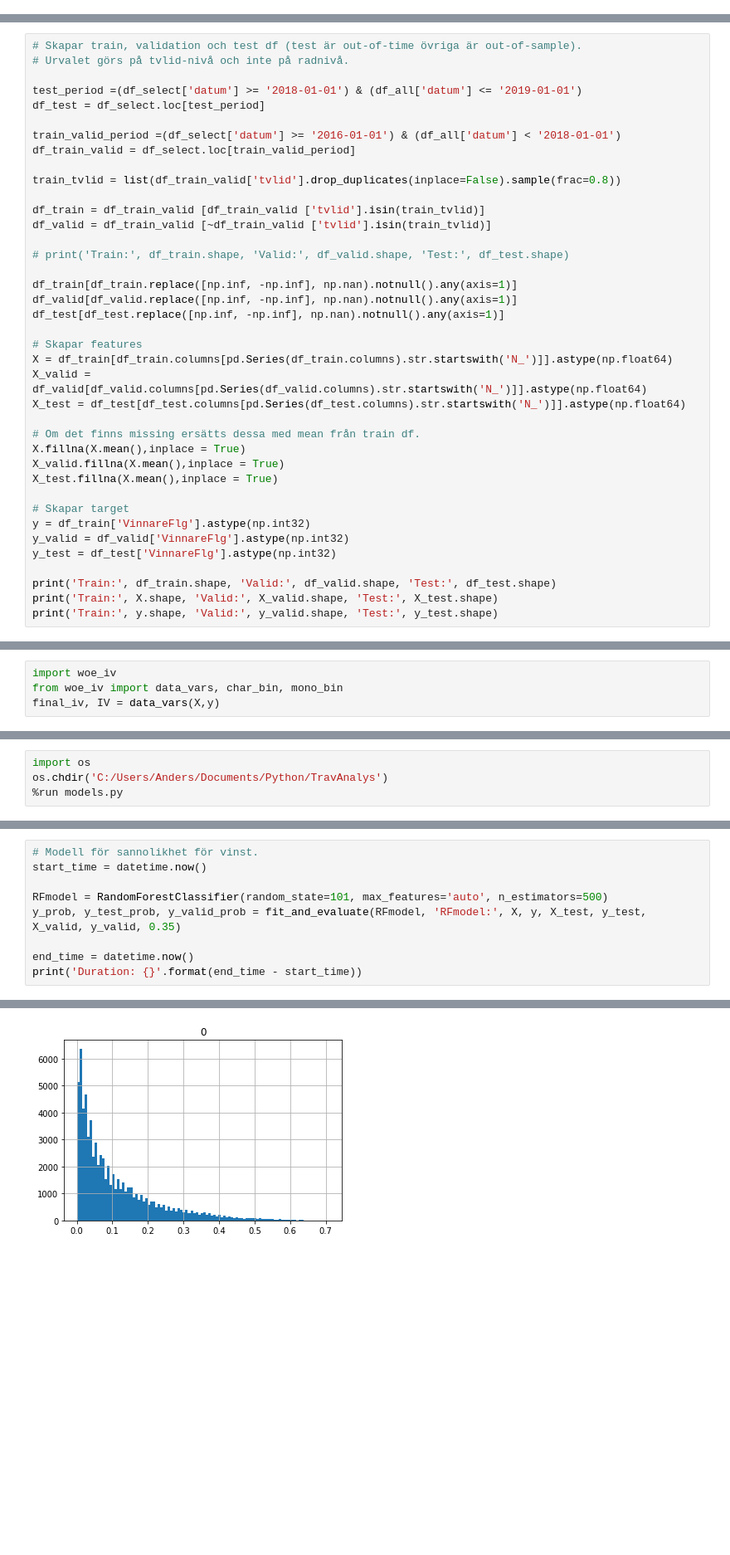
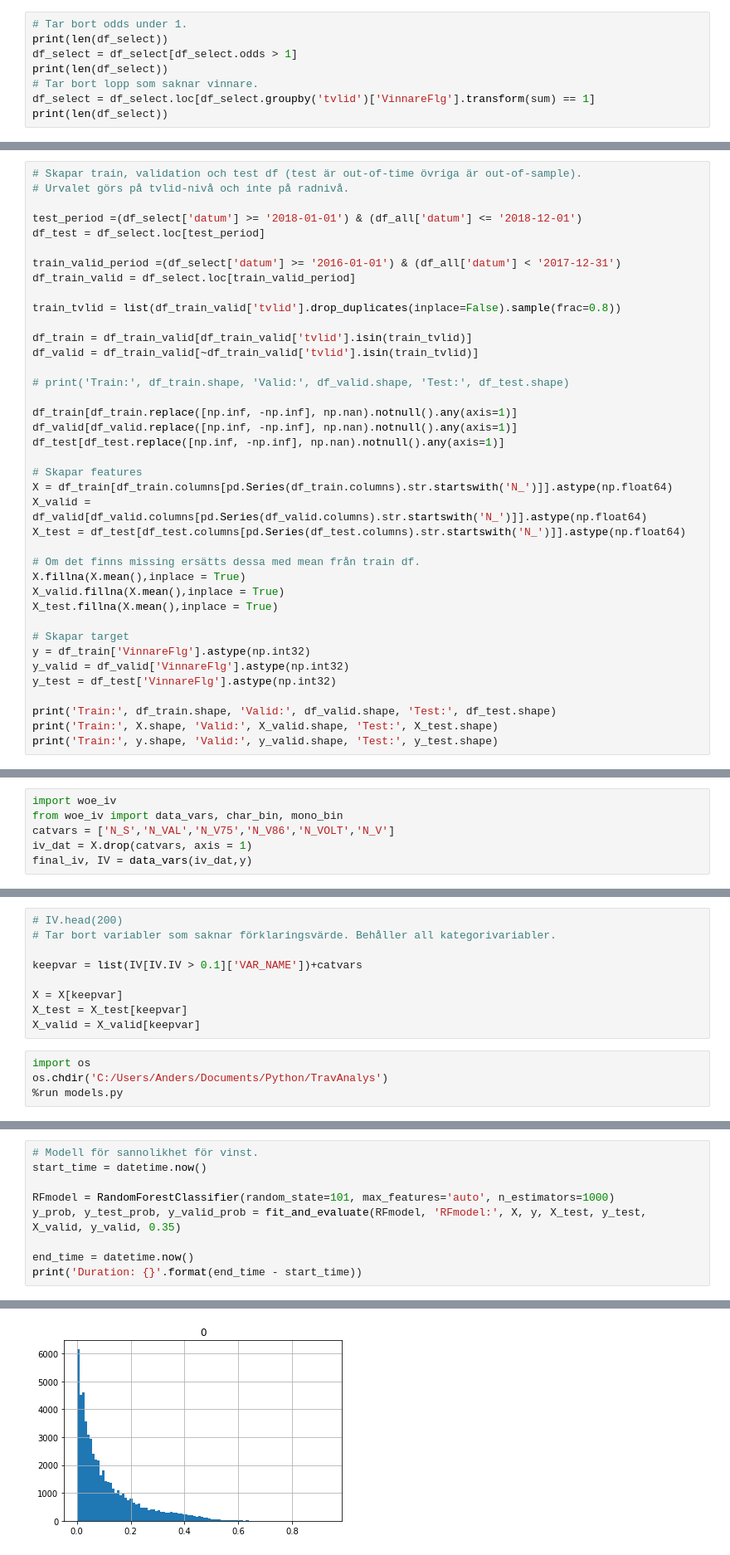
Before and after one commit to AndFCar/TravAnalys, a Jupyter notebook: SpelaVinnare.ipynb, the cells around one changed output, grey strips where cells are left out. Shown at 83% size. Drawn from its saved outputs; the diff is of its cells as text; blank space fills up the shorter version.

```diff
--- a/SpelaVinnare.ipynb
+++ b/SpelaVinnare.ipynb
@@ -244,0 +322,8 @@ df_select = df_all[selection]
+# %%
+# Tar bort odds under 1.
+print(len(df_select))
+df_select = df_select[df_select.odds > 1]
+print(len(df_select))
+# Tar bort lopp som saknar vinnare.
+df_select = df_select.loc[df_select.groupby('tvlid')['VinnareFlg'].transform(sum) == 1]
+print(len(df_select))
@@ -246,16 +344,16 @@ df_select = df_all[selection]
 # Skapar train, validation och test df (test är out-of-time övriga är out-of-sample).
 # Urvalet görs på tvlid-nivå och inte på radnivå.
 
-test_period =(df_select['datum'] >= '2018-01-01') & (df_all['datum'] <= '2019-01-01')
+test_period =(df_select['datum'] >= '2018-01-01') & (df_all['datum'] <= '2018-12-01')
 df_test = df_select.loc[test_period]
 
-train_valid_period =(df_select['datum'] >= '2016-01-01') & (df_all['datum'] < '2018-01-01')
+train_valid_period =(df_select['datum'] >= '2016-01-01') & (df_all['datum'] < '2017-12-31')
 df_train_valid = df_select.loc[train_valid_period]
 
 train_tvlid = list(df_train_valid['tvlid'].drop_duplicates(inplace=False).sample(frac=0.8))
 
-df_train = df_train_valid [df_train_valid ['tvlid'].isin(train_tvlid)]
-df_valid = df_train_valid [~df_train_valid ['tvlid'].isin(train_tvlid)]
+df_train = df_train_valid[df_train_valid['tvlid'].isin(train_tvlid)]
+df_valid = df_train_valid[~df_train_valid['tvlid'].isin(train_tvlid)]
 
 # print('Train:', df_train.shape, 'Valid:', df_valid.shape, 'Test:', df_test.shape)
 
@@ -294,5 +420,7 @@ C:\Users\Anders\Documents\Python\TravAnalys
 # %%
 import woe_iv
 from woe_iv import data_vars, char_bin, mono_bin
-final_iv, IV = data_vars(X,y)
+catvars = ['N_S','N_VAL','N_V75','N_V86','N_VOLT','N_V']
+iv_dat = X.drop(catvars, axis = 1)
+final_iv, IV = data_vars(iv_dat,y)
 # %%
@@ -307,3 +446,12 @@ IV.head()
+# %%
+# IV.head(200)
+# Tar bort variabler som saknar förklaringsvärde. Behåller all kategorivariabler.
+
+keepvar = list(IV[IV.IV > 0.1]['VAR_NAME'])+catvars
+
+X = X[keepvar]
+X_test = X_test[keepvar]
+X_valid = X_valid[keepvar]
 # %%
 import os
 os.chdir('C:/Users/Anders/Documents/Python/TravAnalys')
@@ -318,7 +475,7 @@ Train: (119962, 70)
 # Modell för sannolikhet för vinst.
 start_time = datetime.now()
 
-RFmodel = RandomForestClassifier(random_state=101, max_features='auto', n_estimators=500)
+RFmodel = RandomForestClassifier(random_state=101, max_features='auto', n_estimators=1000)
 y_prob, y_test_prob, y_valid_prob = fit_and_evaluate(RFmodel, 'RFmodel:', X, y, X_test, y_test, X_valid, y_valid, 0.35)
 
 end_time = datetime.now()
@@ -329 +486 @@ RFmodel: Precicion:=0.4209 , Detects:=0.2346 , F1=0.3012: , AUC=0.7957:
-[figure, old version]
+[figure, new version]
```
Also changed, not shown: parts of 48 cells of this notebook.
